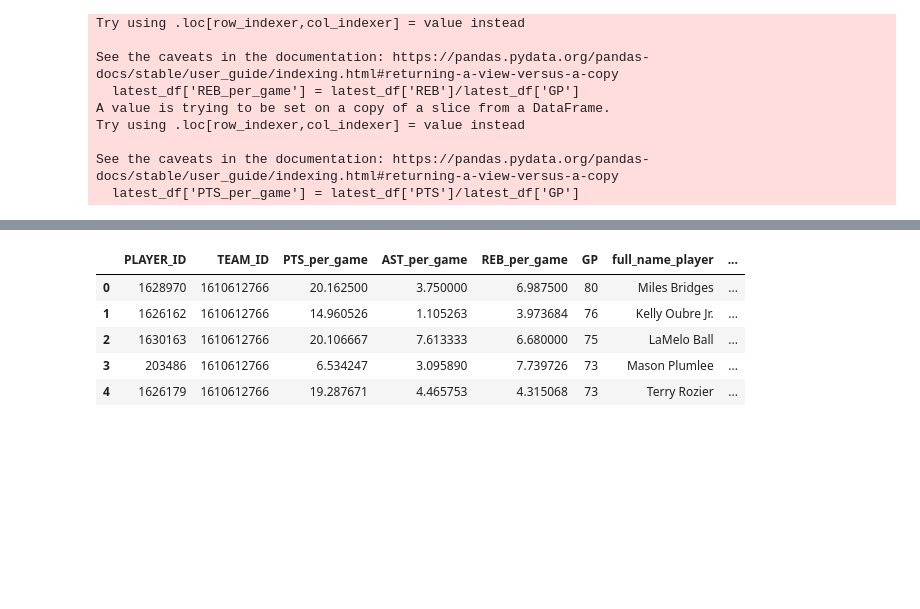
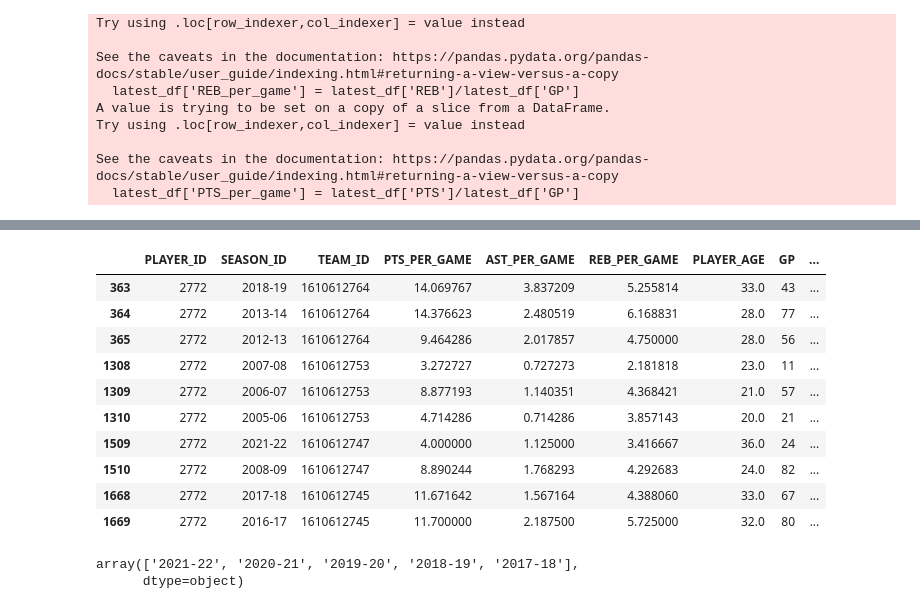
Before and after one commit to gabrielfior/nba-franchise-manager, a Jupyter notebook: notebooks/processing-initial-data.ipynb, the cells around one changed output, grey strips where cells are left out. Saved outputs shown, nothing was run; the diff lists cells and outputs as text; code cells hidden in the pictures; blank space fills up the shorter version.

Commit message:
Added player age and year to fetching process | updated player model.

```diff
--- a/notebooks/processing-initial-data.ipynb
+++ b/notebooks/processing-initial-data.ipynb
@@ -4,7 +4,7 @@ from nba_api.stats.endpoints import playercareerstats, commonplayerinfo, playerp
 from nba_api.stats.static import players
 from nba_api.stats.static import teams
 # %%
-df = pd.read_csv('all_players.csv')
+df = pd.read_csv('all_players_v2.csv')
 # %%
 nba_players = [i for i in players.get_players() if i['is_active']==True]
 teams_df = pd.DataFrame(teams.get_teams())
@@ -67,0 +53,11 @@ grouped.head()
+# %%
+ad_id = 203076
+df_per_game = df.groupby(['PLAYER_ID','SEASON_ID','TEAM_ID'], as_index=False).agg({'PTS':'max',
+                                                                                  'REB':'max',
+                                                                                   'AST':'max',
+                                                                                  'GP':'max',
+                                                                                  'PLAYER_AGE':'max'})
+df_per_game['PTS_PER_GAME'] = df_per_game['PTS']/df_per_game['GP']
+df_per_game['REB_PER_GAME'] = df_per_game['REB']/df_per_game['GP']
+df_per_game['AST_PER_GAME'] = df_per_game['AST']/df_per_game['GP']
+df_per_game[df_per_game.PLAYER_ID==dwhite_id].tail()
@@ -67,0 +71,10 @@ grouped.head()
+# %%
+dwhite_id = 1628401
+grouped = df_per_game.groupby(by=['PLAYER_ID','SEASON_ID','TEAM_ID'], as_index=False).agg({'PTS_PER_GAME':'mean',
+                                             'AST_PER_GAME':'mean',
+                                            'REB_PER_GAME':'mean',
+                                            'PLAYER_AGE':'mean',
+                                                      'GP':'sum'}).sort_values(
+                        by=['SEASON_ID','TEAM_ID','GP'], ascending=[False,False, False])\
+                    .drop_duplicates(subset=['PLAYER_ID','SEASON_ID'], keep='first')
+grouped[grouped.PLAYER_ID==dwhite_id].head(10)
@@ -71,12 +91,24 @@ grouped = grouped.merge(teams_df[['id','full_name']], left_on='TEAM_ID', right_o
 grouped.drop(columns=['id_x','id_y'], inplace=True)
 grouped.rename(columns={'full_name_x':'full_name_player', 'full_name_y':'full_name_team'}, inplace=True)
 # %%
-grouped.head()
+grouped[grouped.PLAYER_ID==ariza_id].head(10)
 # %% [output]
-|  | PLAYER_ID | TEAM_ID | PTS_per_game | AST_per_game | REB_per_game | GP | full_name_player | ... |
-| 0 | 1628970 | 1610612766 | 20.162500 | 3.750000 | 6.987500 | 80 | Miles Bridges | ... |
-| 1 | 1626162 | 1610612766 | 14.960526 | 1.105263 | 3.973684 | 76 | Kelly Oubre Jr. | ... |
-| 2 | 1630163 | 1610612766 | 20.106667 | 7.613333 | 6.680000 | 75 | LaMelo Ball | ... |
-| 3 | 203486 | 1610612766 | 6.534247 | 3.095890 | 7.739726 | 73 | Mason Plumlee | ... |
-| 4 | 1626179 | 1610612766 | 19.287671 | 4.465753 | 4.315068 | 73 | Terry Rozier | ... |
+|  | PLAYER_ID | SEASON_ID | TEAM_ID | PTS_PER_GAME | AST_PER_GAME | REB_PER_GAME | PLAYER_AGE | GP | ... |
+| 363 | 2772 | 2018-19 | 1610612764 | 14.069767 | 3.837209 | 5.255814 | 33.0 | 43 | ... |
+| 364 | 2772 | 2013-14 | 1610612764 | 14.376623 | 2.480519 | 6.168831 | 28.0 | 77 | ... |
+| 365 | 2772 | 2012-13 | 1610612764 | 9.464286 | 2.017857 | 4.750000 | 28.0 | 56 | ... |
+| 1308 | 2772 | 2007-08 | 1610612753 | 3.272727 | 0.727273 | 2.181818 | 23.0 | 11 | ... |
+| 1309 | 2772 | 2006-07 | 1610612753 | 8.877193 | 1.140351 | 4.368421 | 21.0 | 57 | ... |
+| 1310 | 2772 | 2005-06 | 1610612753 | 4.714286 | 0.714286 | 3.857143 | 20.0 | 21 | ... |
+| 1509 | 2772 | 2021-22 | 1610612747 | 4.000000 | 1.125000 | 3.416667 | 36.0 | 24 | ... |
+| 1510 | 2772 | 2008-09 | 1610612747 | 8.890244 | 1.768293 | 4.292683 | 24.0 | 82 | ... |
+| 1668 | 2772 | 2017-18 | 1610612745 | 11.671642 | 1.567164 | 4.388060 | 33.0 | 67 | ... |
+| 1669 | 2772 | 2016-17 | 1610612745 | 11.700000 | 2.187500 | 5.725000 | 32.0 | 80 | ... |
+# %%
+eligible_seasons = ['2017-18','2018-19','2019-20','2020-21','2021-22']
+clean_grouped = grouped[grouped.SEASON_ID.isin(eligible_seasons)]
+clean_grouped.SEASON_ID.unique()
+# %% [output]
+array(['2021-22', '2020-21', '2019-20', '2018-19', '2017-18'],
+      dtype=object)
 # %%
```
Also changed, not shown: parts of 9 cells of this notebook, 8 other files.
